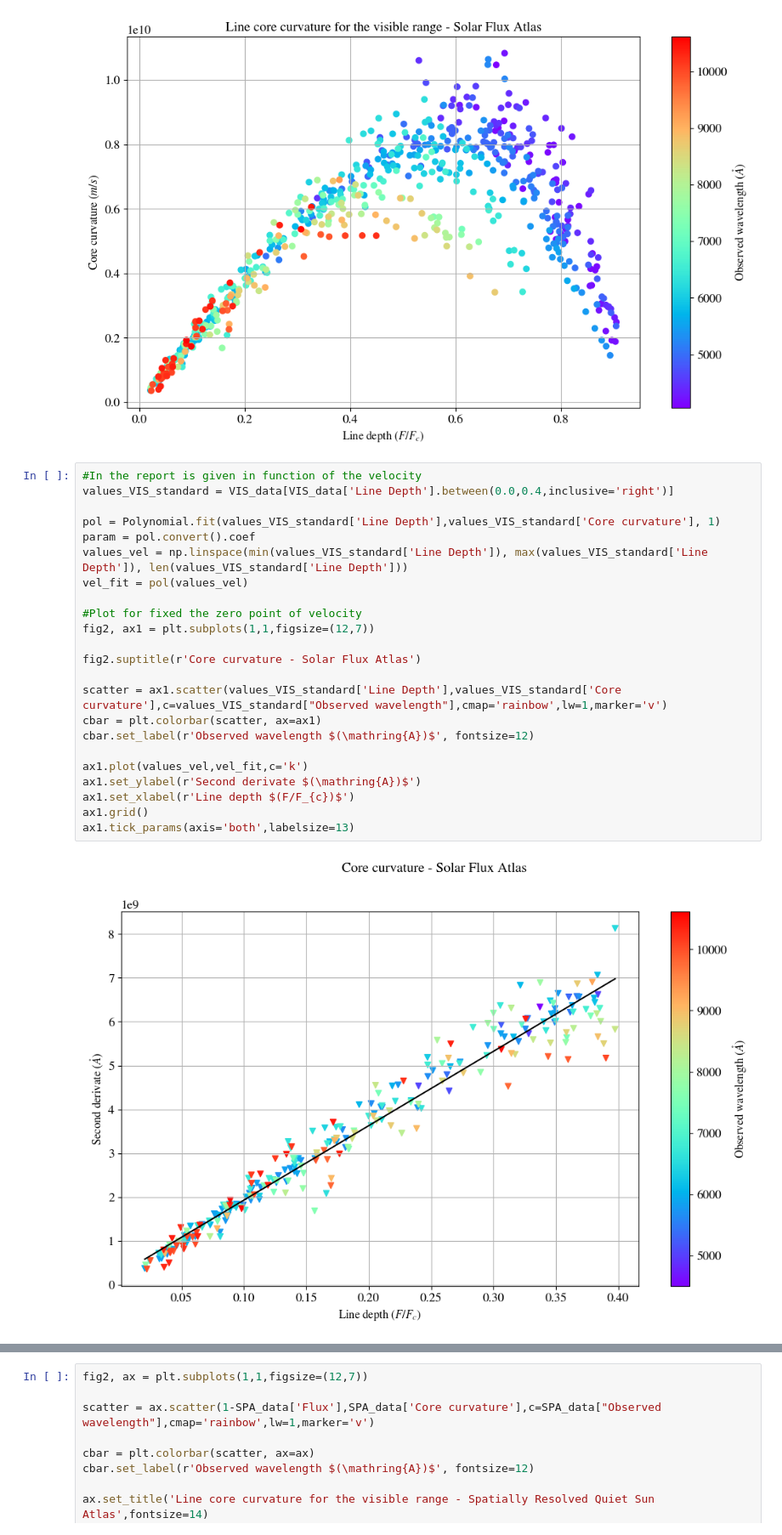
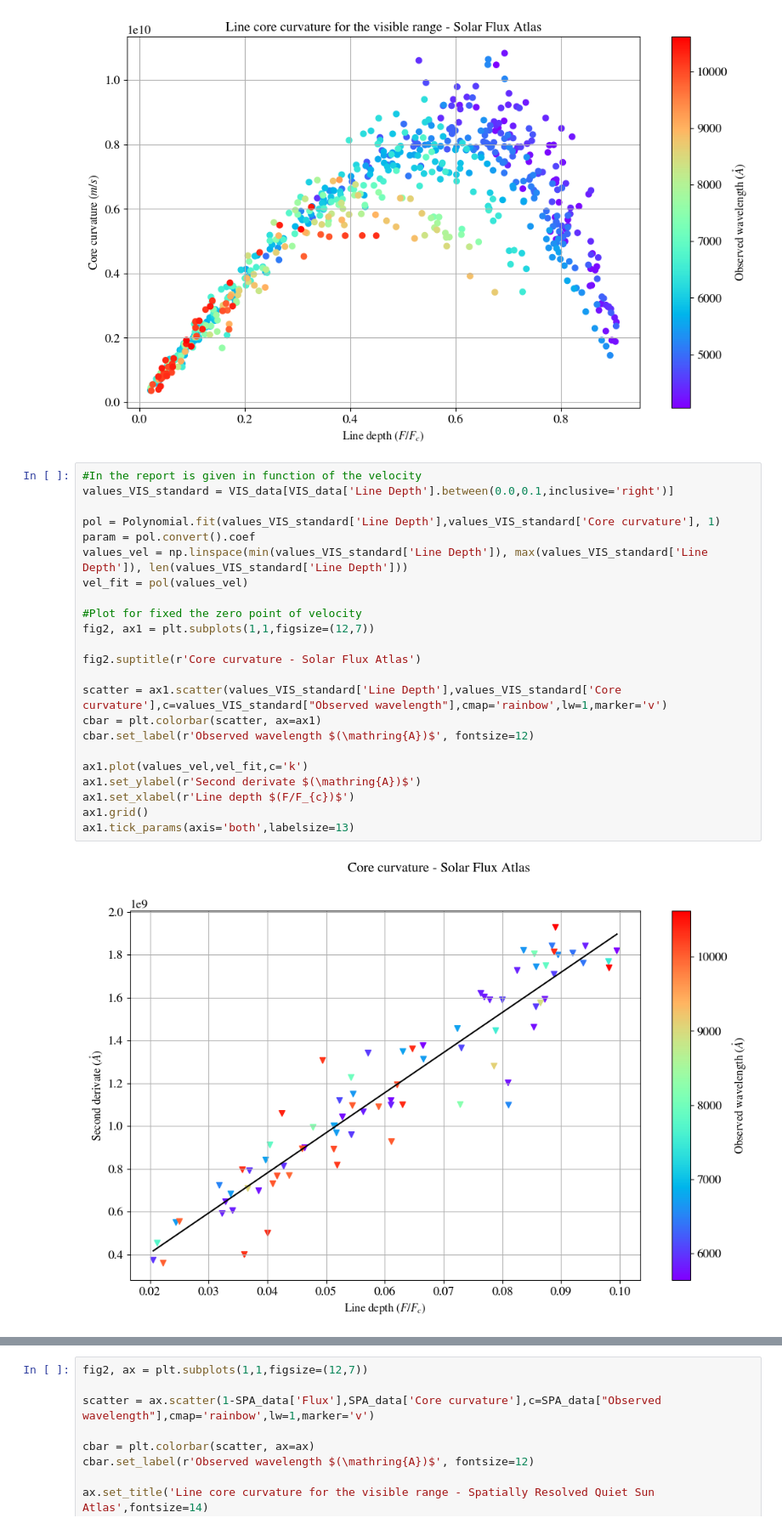
Before and after one commit to ccuellarn/Measurement-and-Characterization-of-Granulation-Patterns-in-the-IAG-Solar-Flux-Spectrum, a Jupyter notebook: Project/Characterization/First signature/Line broadening.ipynb, the cells around one changed output, grey strips where cells are left out. Shown at 85% size. Cells and saved outputs as stored; diff of their text form.

```diff
--- a/Project/Characterization/First signature/Line broadening.ipynb
+++ b/Project/Characterization/First signature/Line broadening.ipynb
@@ -57,29 +57,29 @@ ax.grid()
 [figure]
 # %%
 #In the report is given in function of the velocity
-values_VIS_standard = VIS_data[VIS_data['Line Depth'].between(0.0,0.4,inclusive='right')]
+values_VIS_standard = VIS_data[VIS_data['Line Depth'].between(0.0,0.1,inclusive='right')]
 
 pol = Polynomial.fit(values_VIS_standard['Line Depth'],values_VIS_standard['Core curvature'], 1)
 param = pol.convert().coef
 values_vel = np.linspace(min(values_VIS_standard['Line Depth']), max(values_VIS_standard['Line Depth']), len(values_VIS_standard['Line Depth']))
 vel_fit = pol(values_vel)
 
 #Plot for fixed the zero point of velocity
 fig2, ax1 = plt.subplots(1,1,figsize=(12,7))
 
 fig2.suptitle(r'Core curvature - Solar Flux Atlas')
 
 scatter = ax1.scatter(values_VIS_standard['Line Depth'],values_VIS_standard['Core curvature'],c=values_VIS_standard["Observed wavelength"],cmap='rainbow',lw=1,marker='v')
 cbar = plt.colorbar(scatter, ax=ax1)
 cbar.set_label(r'Observed wavelength $(\mathring{A})$', fontsize=12)
 
 ax1.plot(values_vel,vel_fit,c='k')
 ax1.set_ylabel(r'Second derivate $(\mathring{A})$')
 ax1.set_xlabel(r'Line depth $(F/F_{c})$')
 ax1.grid()
 ax1.tick_params(axis='both',labelsize=13)
 # %% [output]
-[figure, old version]
+[figure, new version]
 # %%
 param
 # %% [output]
```
Also changed, not shown: parts of 1 cell of this notebook, 2 other files.
